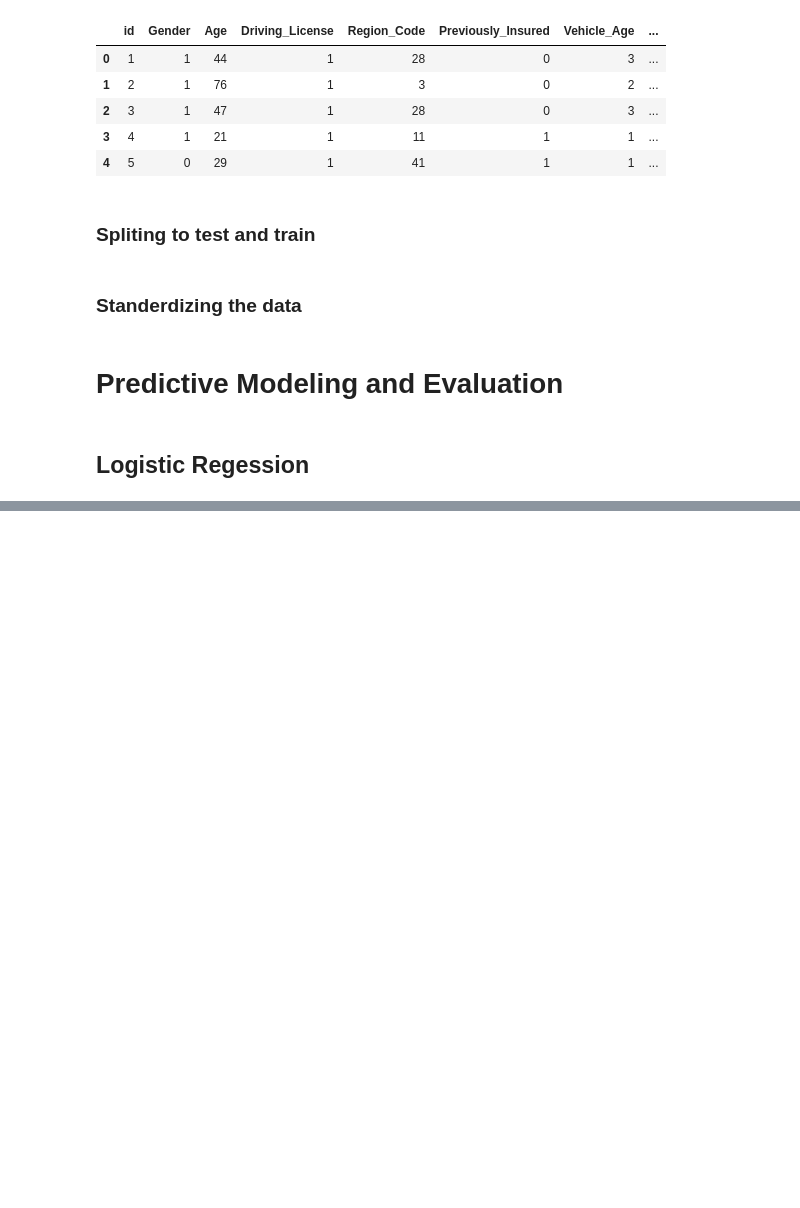
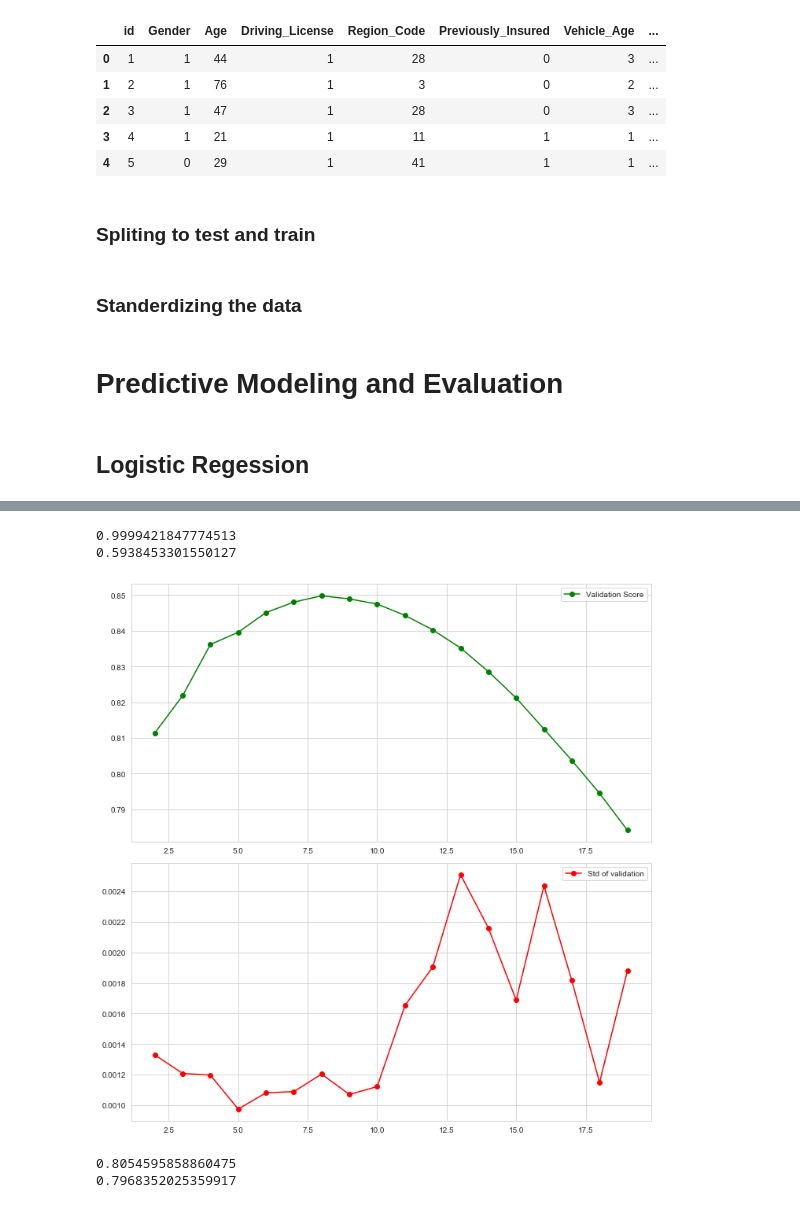
Before and after one commit to Kamaldeep0077/Cross-Sell-Prediction, a Jupyter notebook: Cross-Sell Prediction.ipynb, the cells around one changed output, grey strips where cells are left out. Drawn from its saved outputs; the diff is of its cells as text; code cells hidden in the pictures; blank space fills up the shorter version.

```diff
--- a/Cross-Sell Prediction.ipynb
+++ b/Cross-Sell Prediction.ipynb
@@ -1050,0 +1163,65 @@ plt.legend()
+# %%
+x_train_selected = x_train[important_features]
+x_test_selected = x_test[important_features]
+# %%
+from sklearn.tree import DecisionTreeClassifier
+dt = DecisionTreeClassifier(class_weight='balanced', random_state=101)
+dt.fit(x_train_selected, y_train)
+
+pred_train = dt.predict(x_train_selected)
+pred_test = dt.predict(x_test_selected)
+
+score_train = roc_auc_score(y_train, pred_train)
+score_test = roc_auc_score(y_test, pred_test)
+
+print(score_train)
+print(score_test)
+# %% [output]
+0.9999421847774513
+0.5938453301550127
+# %%
+from sklearn.model_selection import StratifiedKFold
+
+def decision_tree(x, y, par_range, cv=5):
+
+    mean_f1 = []
+    std_f1 = []
+
+    for i in par_range:
+        dt = DecisionTreeClassifier(max_depth=i, random_state=101, class_weight='balanced')
+        score = cross_val_score(estimator=dt, X=x, y=y, cv=StratifiedKFold(n_splits=cv), n_jobs=-1, scoring='roc_auc')
+        mean_f1.append(score.mean())
+        std_f1.append(score.std())
+
+    # Ploting for f1_scores
+    plt.rcParams['figure.figsize'] = (10, 10)
+    plt.subplot(2,1,1)
+    plt.plot(par_range,mean_f1, label='Validation Score', color='green', marker='o')
+    plt.xticks()
+    plt.legend()
+
+    plt.subplot(2,1,2)
+    plt.plot(par_range, std_f1, label='Std of validation', color='red', marker='o')
+    plt.xticks()
+    plt.legend()
+    plt.tight_layout()
+# %%
+decision_tree(x_train_selected, y_train, range(2,20))
+# %% [output]
+[figure, added]
+# %%
+from sklearn.tree import DecisionTreeClassifier
+dt = DecisionTreeClassifier(class_weight='balanced', random_state=101, max_depth=10, criterion='gini')
+dt.fit(x_train_selected, y_train)
+
+pred_train = dt.predict(x_train_selected)
+pred_test = dt.predict(x_test_selected)
+
+score_train = roc_auc_score(y_train, pred_train)
+score_test = roc_auc_score(y_test, pred_test)
+
+print(score_train)
+print(score_test)
+# %% [output]
+0.8054595858860475
+0.7968352025359917
```
Also changed, not shown: parts of 44 cells of this notebook.
